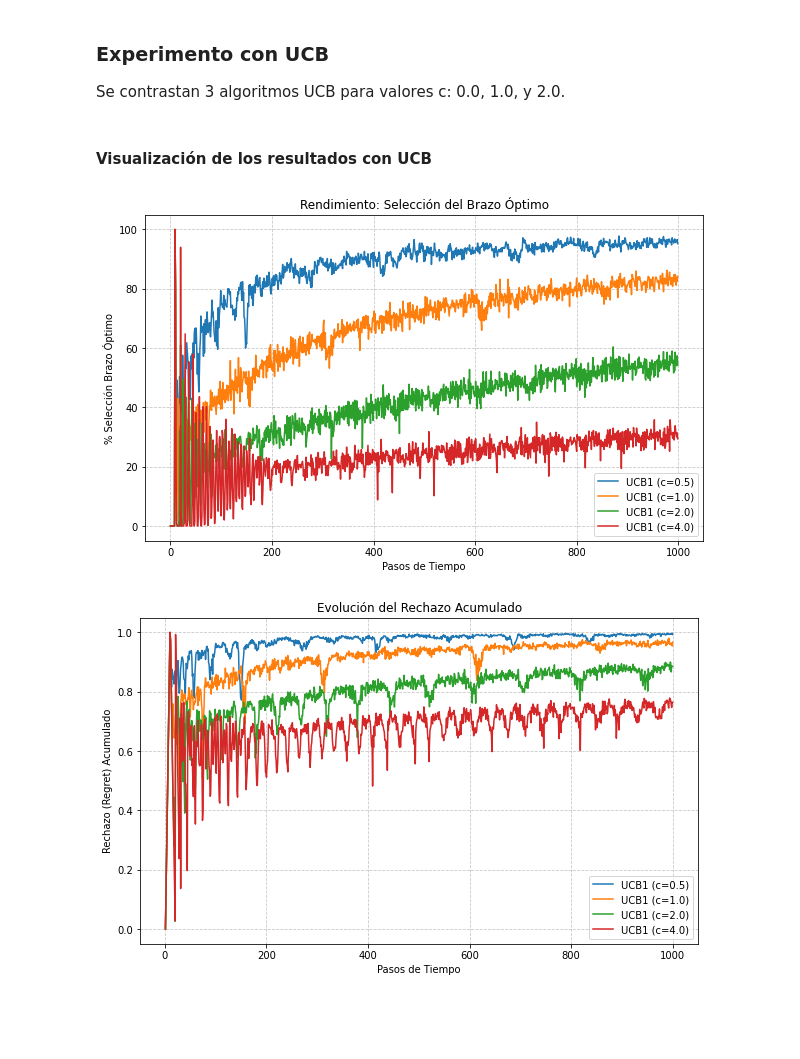
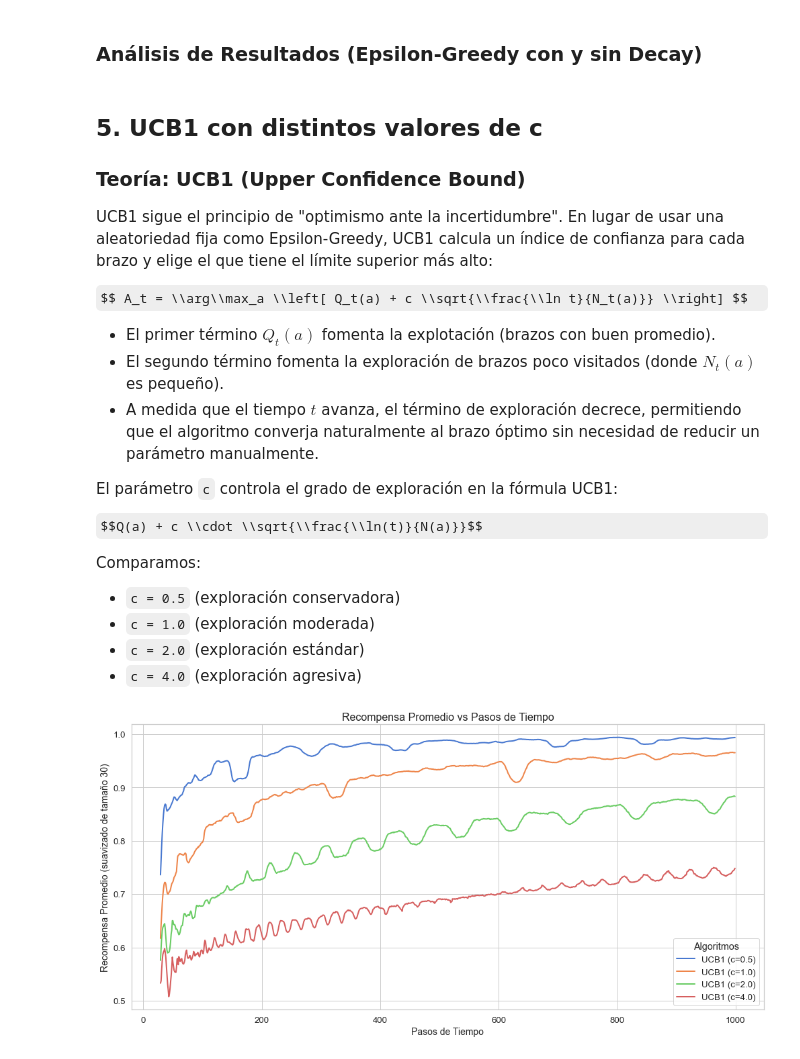
Before and after one commit to rafelsalgueiro/GallegoSalgueiroVera, a Jupyter notebook: k_brazos/estudio_binomial.ipynb, the cells around one changed output. Cells and saved outputs as stored; diff of their text form; code cells hidden in the pictures; some formulas as TeX source; blank space fills up the shorter version.

```diff
--- a/k_brazos/estudio_binomial.ipynb
+++ b/k_brazos/estudio_binomial.ipynb
@@ -98,19 +148,39 @@ plot_regret(steps, rewards, agents)
+# %% [markdown]
+### Análisis de Resultados (Epsilon-Greedy con y sin Decay)
 # %% [markdown]
-### Experimento con UCB
-Se contrastan 3 algoritmos UCB para valores c: 0.0, 1.0, y 2.0.
+## 5. UCB1 con distintos valores de c
+
+### Teoría: UCB1 (Upper Confidence Bound)
+
+UCB1 sigue el principio de \"optimismo ante la incertidumbre\". En lugar de usar una aleatoriedad fija como Epsilon-Greedy, UCB1 calcula un índice de confianza para cada brazo y elige el que tiene el límite superior más alto:
+
+$$ A_t = \\arg\\max_a \\left[ Q_t(a) + c \\sqrt{\\frac{\\ln t}{N_t(a)}} \\right] $$
+
+- El primer término $Q_t(a)$ fomenta la explotación (brazos con buen promedio).
+- El segundo término fomenta la exploración de brazos poco visitados (donde $N_t(a)$ es pequeño).
+- A medida que el tiempo $t$ avanza, el término de exploración decrece, permitiendo que el algoritmo converja naturalmente al brazo óptimo sin necesidad de reducir un parámetro manualmente.
+
+El parámetro `c` controla el grado de exploración en la fórmula UCB1:
+
+$$Q(a) + c \\cdot \\sqrt{\\frac{\\ln(t)}{N(a)}}$$
+
+Comparamos:
+- `c = 0.5` (exploración conservadora)
+- `c = 1.0` (exploración moderada)
+- `c = 2.0` (exploración estándar)
+- `c = 4.0` (exploración agresiva)
 # %%
-# Definir los algoritmos a comparar. En este caso son 3 algoritmos UCB con diferentes valores de c.
-agents = [UCBAgent(k_arms=k, c=0.5), UCBAgent(k_arms=k, c=1.0), UCBAgent(k_arms=k, c=2.0), UCBAgent(k_arms=k, c=4.0)]
+# Definir agentes UCB1 con distintos parámetros c
+agents = [
+    UCBAgent(k_arms=k, c=0.5),
+    UCBAgent(k_arms=k, c=1.0),
+    UCBAgent(k_arms=k, c=2.0),
+    UCBAgent(k_arms=k, c=4.0)
+]
 
-# Ejecutar el experimento y obtener las recompensas promedio y promedio de las selecciones óptimas
 rewards, optimal_selections = run_experiment(bandit, agents, steps, runs)
+optimal_value = bandit.arms[bandit.optimal_arm].get_expected_value()
-# %% [markdown]
-#### Visualización de los resultados con UCB
-# %%
-
-# Graficar los resultados
-plot_optimal_selections(steps, optimal_selections, agents)
-plot_regret(steps, rewards, agents)
-# %% [output]
-[figure, removed]
-[figure, removed]
+# %%
+plot_average_rewards(steps, rewards, agents, window_size=30)
+# %% [output]
+[figure, added]
```
Also changed, not shown: parts of 36 cells of this notebook, 6 other files.
